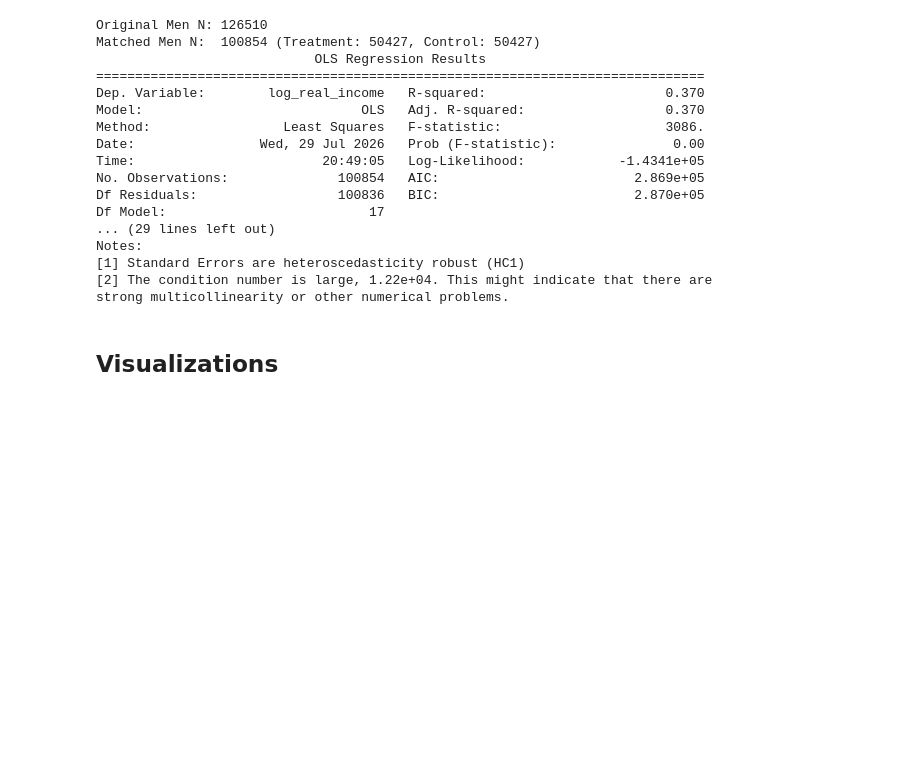
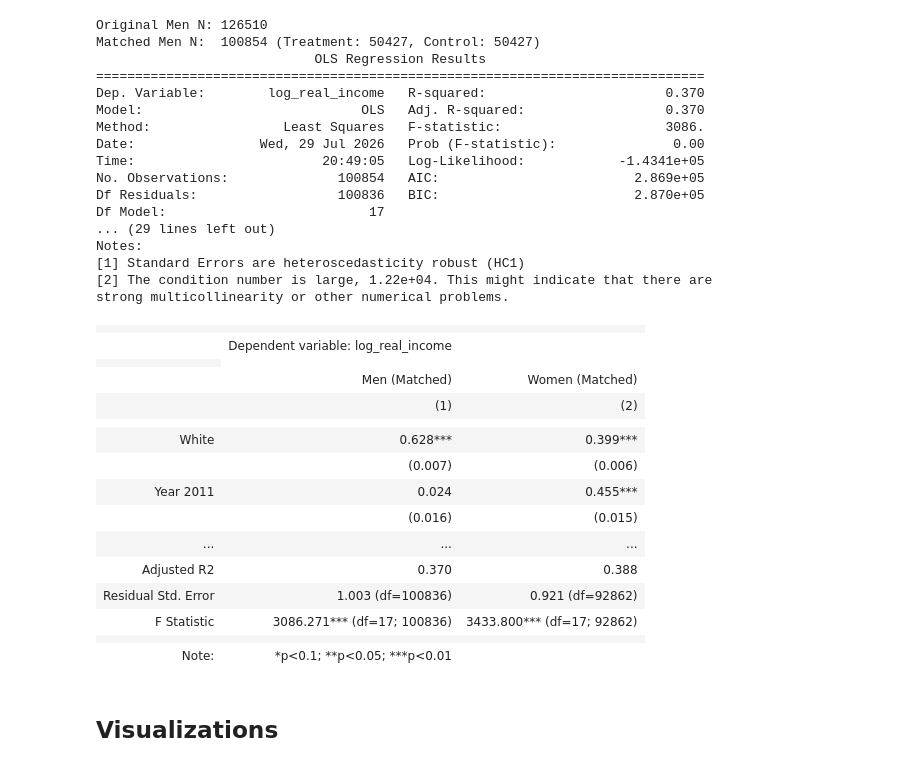
Before and after one commit to erinabruzzy/dsan5650_path1, a Jupyter notebook: apartheid.ipynb, the cells around one changed output. Cells and saved outputs as stored; diff of their text form; code cells hidden in the pictures; blank space fills up the shorter version.

```diff
--- a/apartheid.ipynb
+++ b/apartheid.ipynb
@@ -1122,3 +1123,53 @@ Notes:
 [1] Standard Errors are heteroscedasticity robust (HC1)
 [2] The condition number is large, 1.22e+04. This might indicate that there are
 strong multicollinearity or other numerical problems.
+# %%
+stargazer = Stargazer([ols_men, ols_women])
+
+stargazer.custom_columns(['Men (Matched)', 'Women (Matched)'], [1, 1])
+
+stargazer.rename_covariates({
+    'Intercept': 'Constant',
+    'is_white': 'White',
+    'year_2011': 'Year 2011',
+    'is_white:year_2011': 'White × Year 2011',
+    'is_employed': 'Employed',
+    'edu_years': 'Years of Education',
+    'yob_centered': 'YOB (Centered)',
+    'I(yob_centered ** 2)': 'YOB Squared',
+    'is_urban': 'Urban Resident'
+})
+
+stargazer.covariate_order([
+    'is_white',
+    'year_2011',
+    'is_white:year_2011',
+    'is_employed',
+    'edu_years',
+    'yob_centered',
+    'I(yob_centered ** 2)',
+    'is_urban',
+    'Intercept'
+])
+
+stargazer.add_line('Province of Birth FE', ['Yes', 'Yes'])
+stargazer.add_line('Matching Algorithm', ['1:1 NN (Logit)', '1:1 NN (Logit)'])
+
+stargazer
+# %% [output]
+|  |  |  |
+|  | Dependent variable: log_real_income |  |
+|  |
+|  | Men (Matched) | Women (Matched) |
+|  | (1) | (2) |
+|  |  |  |
+| White | 0.628*** | 0.399*** |
+|  | (0.007) | (0.006) |
+| Year 2011 | 0.024 | 0.455*** |
+|  | (0.016) | (0.015) |
+| ... | ... | ... |
+| Adjusted R2 | 0.370 | 0.388 |
+| Residual Std. Error | 1.003 (df=100836) | 0.921 (df=92862) |
+| F Statistic | 3086.271*** (df=17; 100836) | 3433.800*** (df=17; 92862) |
+|  |  |  |
+| Note: | *p<0.1; **p<0.05; ***p<0.01 |  |
```
Also changed, not shown: parts of 5 cells of this notebook, 2 other files.
